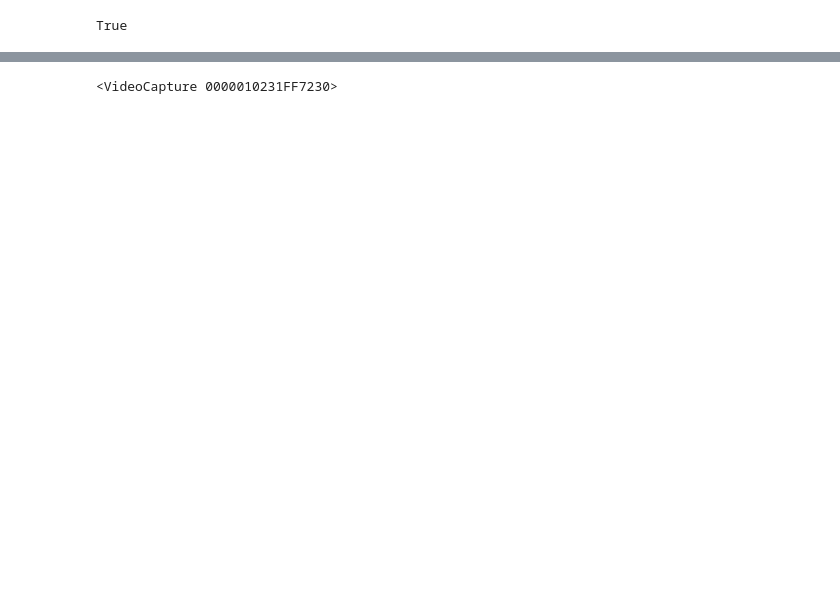
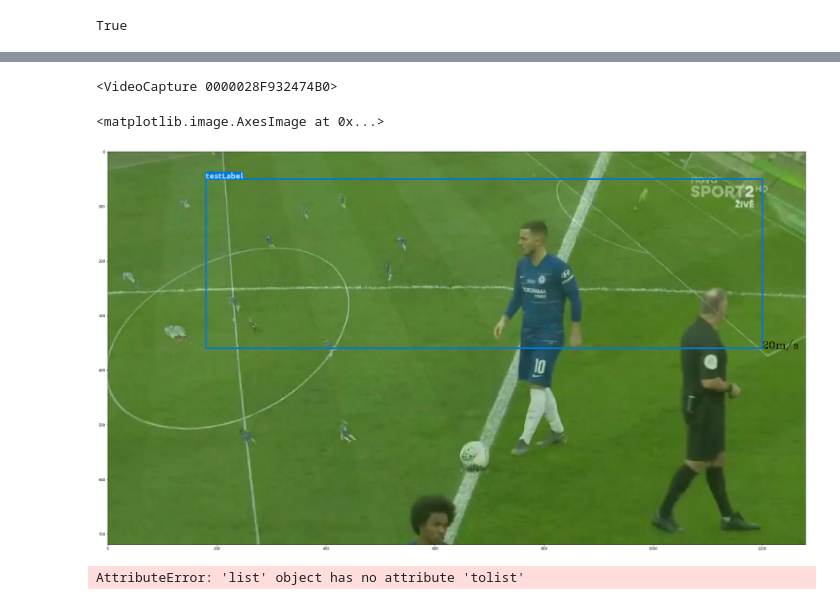
Before and after one commit to celsomilne/soccer, a Jupyter notebook: notebooks/reader.ipynb, the cells around one changed output, grey strips where cells are left out. Saved outputs shown, nothing was run; the diff lists cells and outputs as text; code cells hidden in the pictures; blank space fills up the shorter version.

```diff
--- a/notebooks/reader.ipynb
+++ b/notebooks/reader.ipynb
@@ -15,8 +15,9 @@ from src.model import ModelBase
 class NotModel(ModelBase):
     def __init__(self):
         return
-    def predict(self, X):
-        return X
+    def predict(self, frame, prevFrame):
+        pred = [("testLabel", ((180, 360), (1200, 50)), 20)]
+        return pred
 isinstance(NotModel, type(ModelBase))
 # %% [output]
 True
@@ -32,4 +29,12 @@ vis.markup_all("testing.avi", "MJPG")
+# %%
+hasFrame, next_markup = vis.next_markup()
 # %%
 vis.capture
 # %% [output]
-<VideoCapture 0000010231FF7230>
+<VideoCapture 0000028F932474B0>
+# %%
+plt.figure(figsize=(36, 36))
+plt.imshow(next_markup)
+# %% [output]
+<matplotlib.image.AxesImage at 0x...>
+[figure, added]
@@ -35,0 +49,4 @@ vis.capture
+# %%
+top_left.tolist()
+# %% [output]
+AttributeError: 'list' object has no attribute 'tolist'
```
Also changed, not shown: parts of 2 cells of this notebook, 3 other files.
